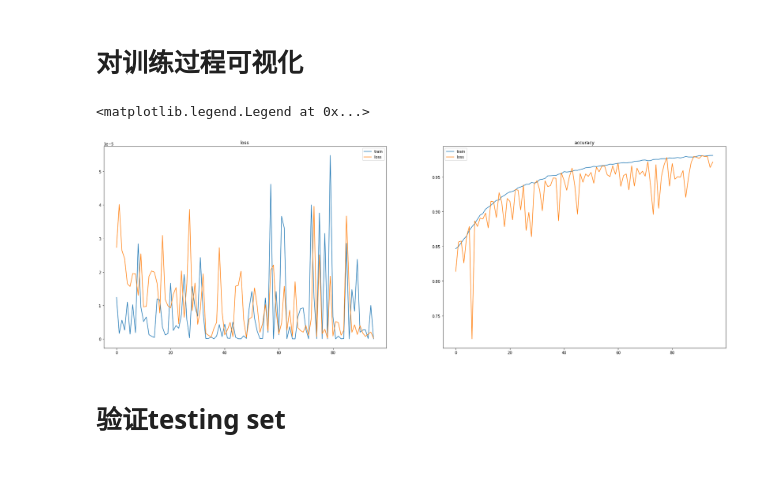
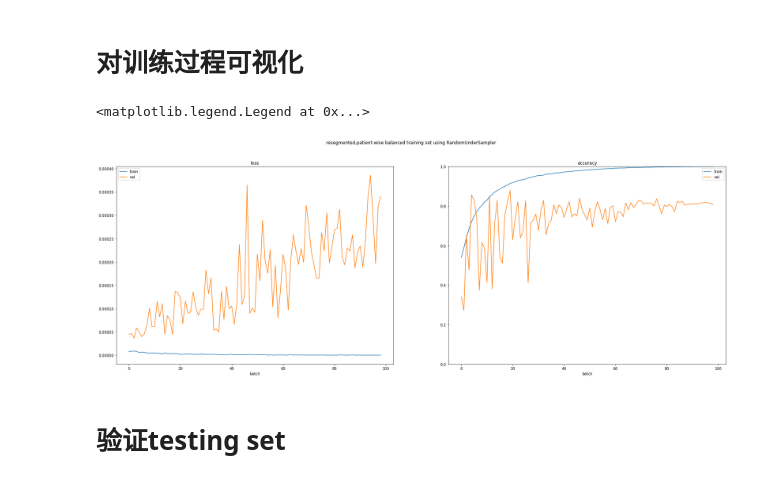
Before and after one commit to wangyh97/patho_AI, a Jupyter notebook: processing/resnext/evaluation.ipynb, the cells around one changed output. Saved outputs shown, nothing was run; the diff lists cells and outputs as text; code cells hidden in the pictures.

Commit message:
failed normal CNN training

```diff
--- a/processing/resnext/evaluation.ipynb
+++ b/processing/resnext/evaluation.ipynb
@@ -66,8 +89,8 @@ model_for_eval.eval()
 # %% [markdown]
 # 对训练过程可视化
 # %%
-loss = np.load("./output/10/lossdata.npy",allow_pickle= True).item()
-acc = np.load('./output/10/accdata.npy',allow_pickle=True).item()
+loss = np.load("./output/shuffled/10/lossdata.npy",allow_pickle= True).item()
+acc = np.load('./output/shuffled/10/accdata.npy',allow_pickle=True).item()
 
 df_loss = pd.DataFrame(loss)
 
@@ -76,21 +99,25 @@ for x in ['train','val']:
 df_acc = pd.DataFrame(acc)
 # %%
 fig,axes = plt.subplots(1,2,figsize = (30,10))
+fig.suptitle('resegmented,patient-wise balanced training set using RandomUnderSampler')
 ax1 = axes[0]
 ax1.set_title('loss')
+ax1.set_xlabel('batch')
 ax1.plot(df_loss['train'],label = 'train')
-ax1.plot(df_loss['val'],label = 'loss')
+ax1.plot(df_loss['val'],label = 'val')
 ax1.legend()
 
 
 ax2 = axes[1]
 ax2.set_title('accuracy')
+ax2.set_xlabel('batch')
+ax2.set_ylim(0,1)
 ax2.plot(df_acc['train'],label = 'train')
-ax2.plot(df_acc['val'],label = 'loss')
+ax2.plot(df_acc['val'],label = 'val')
 ax2.legend()
 # %% [output]
 <matplotlib.legend.Legend at 0x...>
-[figure, old version]
+[figure, new version]
 # %% [markdown]
 # 验证testing set
 # %%
```
Also changed, not shown: parts of 13 cells of this notebook, 9 other files.
